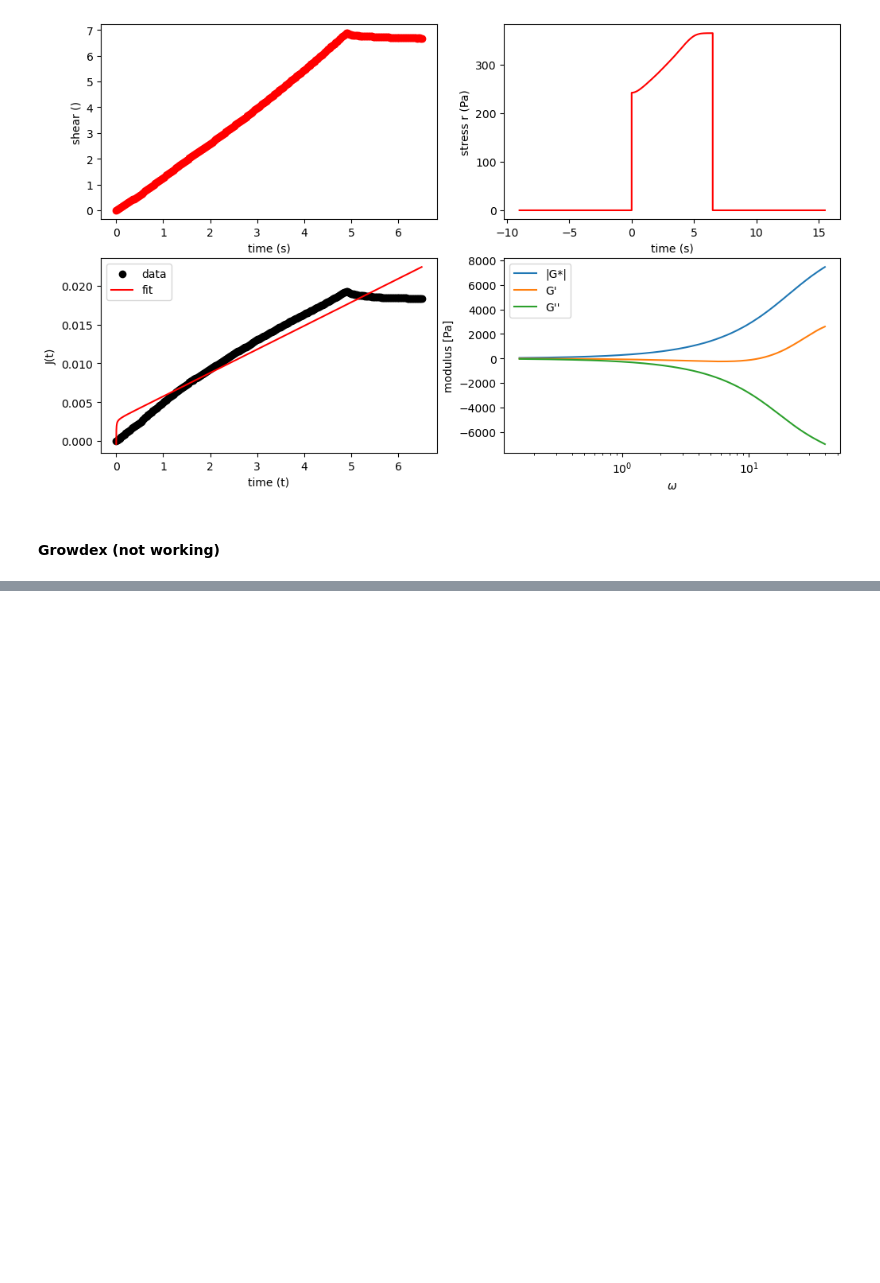
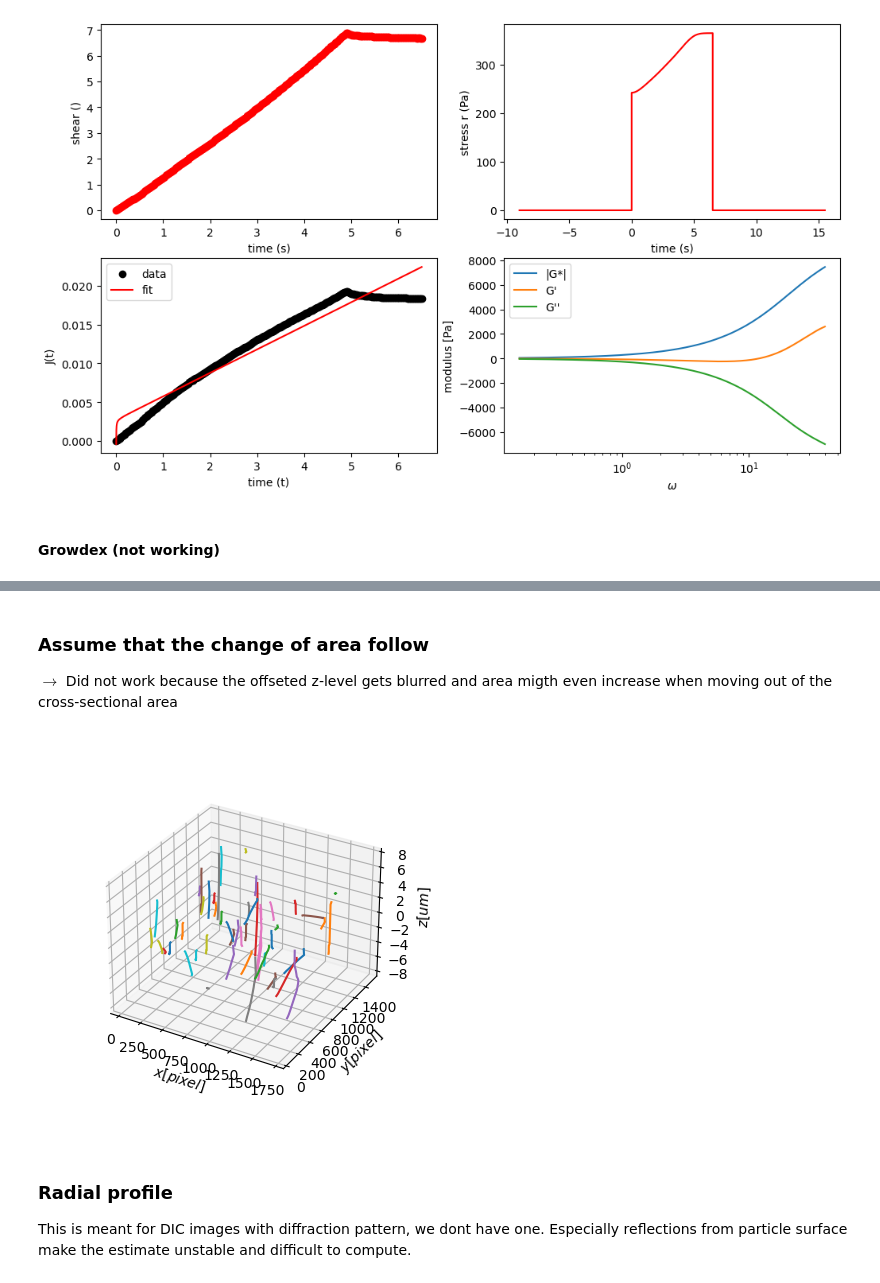
Before and after one commit to ArttuD/MicrorheologyProto, a Jupyter notebook: presentation.ipynb, the cells around one changed output, grey strips where cells are left out. Cells and saved outputs as stored; diff of their text form; code cells hidden in the pictures; blank space fills up the shorter version.

```diff
--- a/presentation.ipynb
+++ b/presentation.ipynb
@@ -1052,0 +1313,42 @@ plt.plot(xdata, -np.imag(e_data), label = "G''")
+# %% [markdown]
+### Assume that the change of area follow
+
+$\rightarrow$ Did not work because the offseted z-level gets blurred and area migth even increase when moving out of the cross-sectional area
+# %%
+def radiusFunc(t, r, omega, shift):
+    return r*np.cos(omega*t-shift)
+
+ax = plt.figure(figsize=(15, 5)).add_subplot(projection='3d')
+helper = np.zeros(df_mg["label"].nunique())
+idx = 0
+for i in df_mg.groupby(["label"]):
+    tags = i[0]
+    data = i[1]
+
+    data["radius"] *= m
+
+    x_test = np.linspace(0, 1/camera_rate,data["radius"].shape[0])
+
+    try:
+        p, p_ = curve_fit(radiusFunc, x_test, data["radius"], maxfev = 1000)
+    except:
+        idx += 1
+        continue
+
+    y_test_coord = p[0]*np.sin(p[1]*x_test-p[2])
+    #plt.plot(x_test, y_test_coord, color = "red")
+    y_movement = (y_test_coord[-1] - y_test_coord[0])
+    if y_movement < 10:
+        ax.plot(data["x"], data["y"],(y_test_coord))
+        helper[idx] = np.abs(y_movement)
+    idx += 1
+
+
+ax.set(xlabel=(r' $x [pixel]$'), ylabel=(r'$y [pixel]$'), zlabel=(r'$z [um]$'))
+ax.set_box_aspect(aspect=None, zoom=0.8)
+# %% [output]
+[figure, added]
+# %% [markdown]
+### Radial profile
+
+This is meant for DIC images with diffraction pattern, we dont have one. Especially reflections from particle surface make the estimate unstable and difficult to compute.
```
Also changed, not shown: parts of 19 cells of this notebook, 2 other files.
